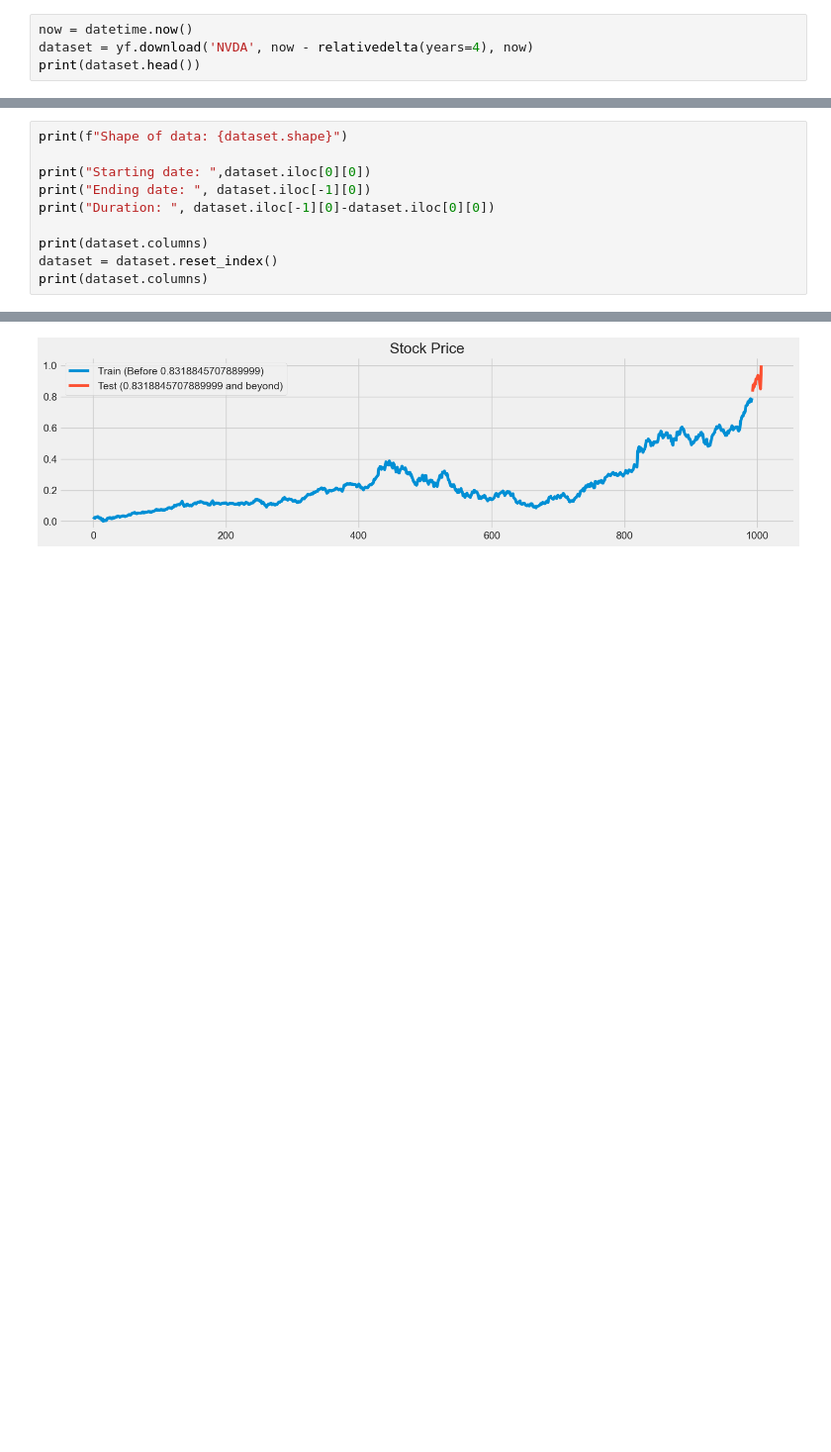
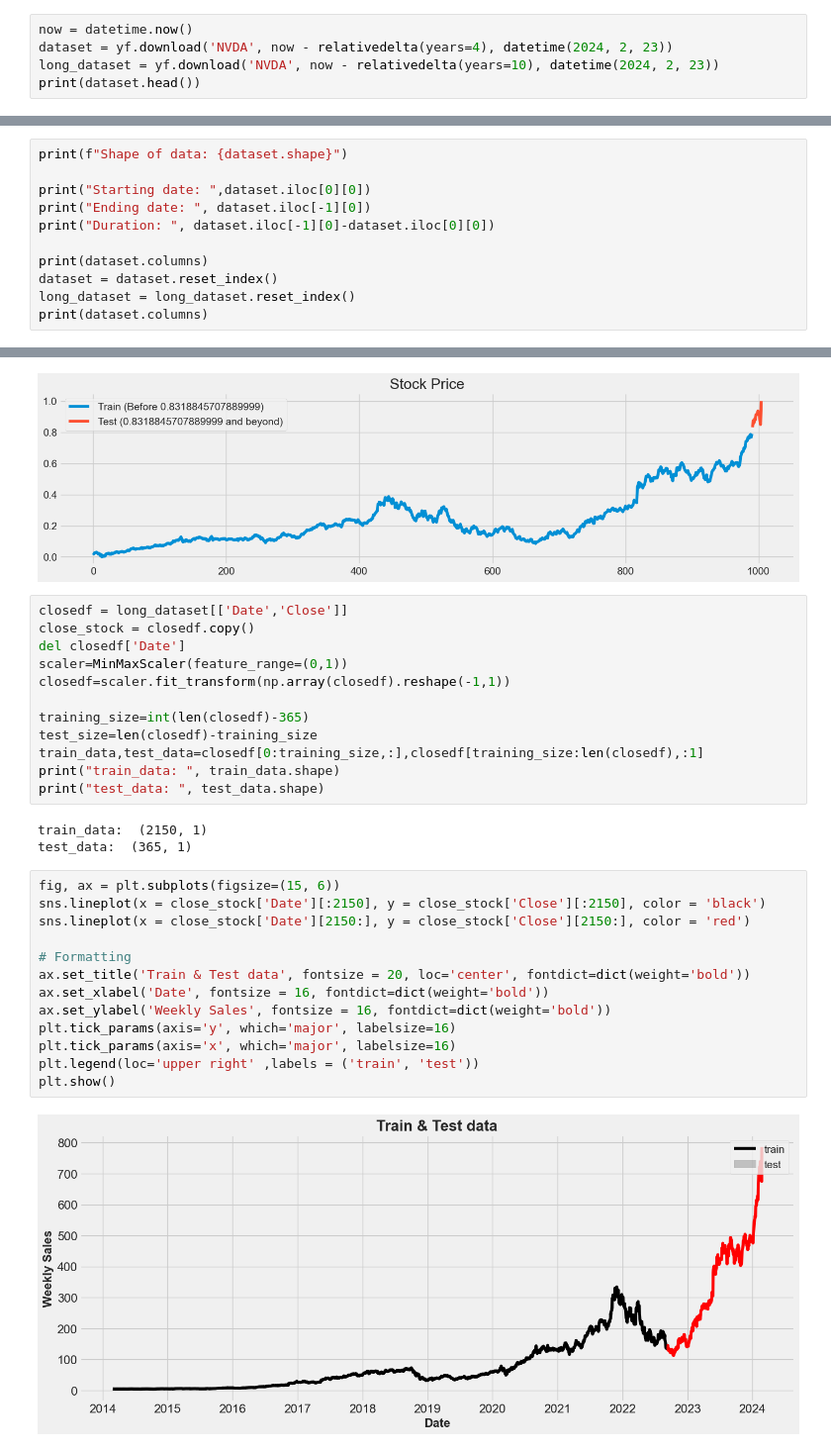
Before and after one commit to dhwanu19/nvidia-stock-price-analysis, a Jupyter notebook: XGBoost.ipynb, the cells around one changed output, grey strips where cells are left out. Shown at 99% size. Saved outputs shown, nothing was run; the diff lists cells and outputs as text; blank space fills up the shorter version.

Commit message:
changes to XGBoost plot along with prediction range

```diff
--- a/XGBoost.ipynb
+++ b/XGBoost.ipynb
@@ -63,6 +63,7 @@ yf.pdr_override()
 %matplotlib inline
 # %%
 now = datetime.now()
-dataset = yf.download('NVDA', now - relativedelta(years=4), now)
+dataset = yf.download('NVDA', now - relativedelta(years=4), datetime(2024, 2, 23))
+long_dataset = yf.download('NVDA', now - relativedelta(years=10), datetime(2024, 2, 23))
 print(dataset.head())
 # %% [output]
@@ -83,5 +85,6 @@ print("Duration: ", dataset.iloc[-1][0]-dataset.iloc[0][0])
 
 print(dataset.columns)
 dataset = dataset.reset_index()
+long_dataset = long_dataset.reset_index()
 print(dataset.columns)
 # %% [output]
@@ -294,3 +325,33 @@ def train_test_plot(train_set, test_set):
 train_test_plot(train_data, test_data)
 # %% [output]
 [figure]
+# %%
+closedf = long_dataset[['Date','Close']]
+close_stock = closedf.copy()
+del closedf['Date']
+scaler=MinMaxScaler(feature_range=(0,1))
+closedf=scaler.fit_transform(np.array(closedf).reshape(-1,1))
+
+training_size=int(len(closedf)-365)
+test_size=len(closedf)-training_size
+train_data,test_data=closedf[0:training_size,:],closedf[training_size:len(closedf),:1]
+print("train_data: ", train_data.shape)
+print("test_data: ", test_data.shape)
+# %% [output]
+train_data:  (2150, 1)
+test_data:  (365, 1)
+# %%
+fig, ax = plt.subplots(figsize=(15, 6))
+sns.lineplot(x = close_stock['Date'][:2150], y = close_stock['Close'][:2150], color = 'black')
+sns.lineplot(x = close_stock['Date'][2150:], y = close_stock['Close'][2150:], color = 'red')
+
+# Formatting
+ax.set_title('Train & Test data', fontsize = 20, loc='center', fontdict=dict(weight='bold'))
+ax.set_xlabel('Date', fontsize = 16, fontdict=dict(weight='bold'))
+ax.set_ylabel('Weekly Sales', fontsize = 16, fontdict=dict(weight='bold'))
+plt.tick_params(axis='y', which='major', labelsize=16)
+plt.tick_params(axis='x', which='major', labelsize=16)
+plt.legend(loc='upper right' ,labels = ('train', 'test'))
+plt.show()
+# %% [output]
+[figure, added]
```
Also changed, not shown: parts of 15 cells of this notebook, 1 other file.
